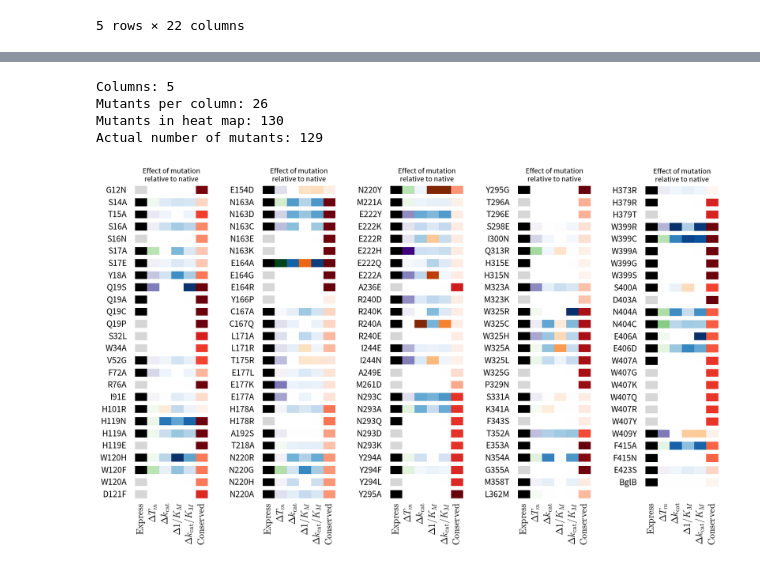
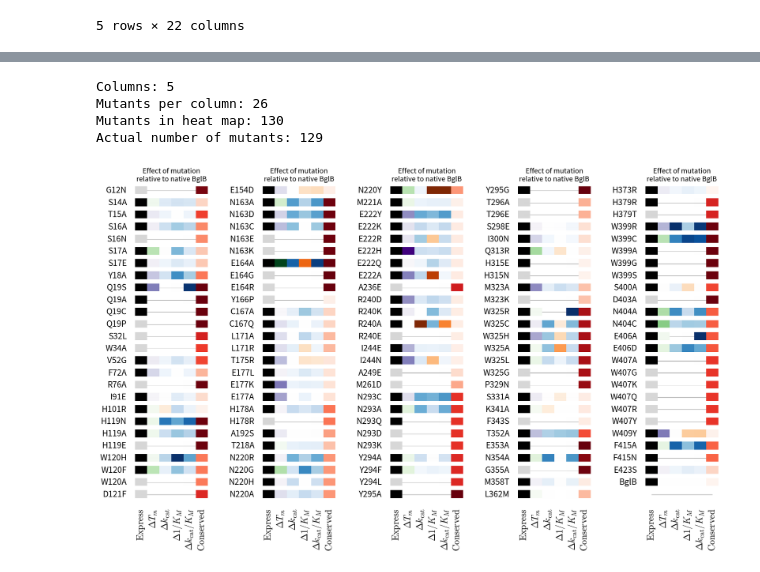
Before and after one commit to dacarlin/bglb_thermal, a Jupyter notebook: adjustable_col_heat_map.ipynb, the cells around one changed output, grey strips where cells are left out. Cells and saved outputs as stored; diff of their text form; code cells hidden in the pictures.

```diff
--- a/adjustable_col_heat_map.ipynb
+++ b/adjustable_col_heat_map.ipynb
@@ -32,8 +32,14 @@ Blues = plt.get_cmap( 'Blues' )
 Greens = plt.get_cmap( 'Greens' )
 Purples = plt.get_cmap( 'Purples' )
 Greys = plt.get_cmap( 'Greys' )
+# %%
+short_name = [ 'tm', 'kcat', 'km', 'kcatkm' ]
+label = [ r'$\Delta T_m \; \mathrm{(˚C)}$', r'$\Delta \; \mathrm{log} \; k_{\mathrm{cat}} \; (\mathrm{min}^{-1})$', r'$\Delta \; \mathrm{log} \; 1/K_M \; (\mathrm{M}^{-1}) }$', 'kcatkm', '$\Delta \; \mathrm{log} \; k_{\mathrm{cat}}/K_M \; (\mathrm{M}^{-1} \mathrm{min}^{-1})$' ]
 # %%
-# ok, for for each row, make a list
+fig, ax = plt.subplots( nrows=1, ncols=4 )
+for i in range( 4 ):
+    ax[i].set_title( label[i] )
+    # ok, for for each row, make a list
 # add the list to my_list
 #plt.style.use( 'bmh' )
 def make_colorbars( short_name='tm', label=r'$\Delta T_m \; \mathrm{(˚C)}$', pos_cmap=Greens, neg_cmap=Purples, pos_max=4.5, neg_max=-6 ):
@@ -58,11 +64,14 @@ def make_colorbars( short_name='tm', label=r'$\Delta T_m \; \mathrm{(˚C)}$', po
     ax[1].set_yticks([])
 
     fig.subplots_adjust( wspace=0, top=1.2 )
-    fig.show()
+    fig.savefig( 'paper_draft/fig/legend_{}.png'.format( short_name ), dpi=600 )
 
 make_colorbars()
-for const, const_label in [ ('kcat', r'$\Delta k_{\mathrm{cat}} \; \mathrm{(10^x \; min^{-1})}$' ), ('km', r'$\Delta 1/K_M \; \mathrm{ (10^x \; M^{-1}) }$'), ('kcatkm', '$\Delta k_{\mathrm{cat}}/K_M \; \mathrm{(10^x \; M^{-1}min^{-1})}$ ') ]:
-    make_colorbars( short_name=const, label=const_label, pos_cmap=Oranges, neg_cmap=Blues, pos_max=df['target_{}'.format(const)].max(), neg_max=df['target_{}'.format(const)].min() )
+for const, const_label in [
+    ('kcat', r'$\Delta \; \mathrm{log} \; k_{\mathrm{cat}} \; (\mathrm{min}^{-1})$' ),
+    ('km', r'$\Delta \; \mathrm{log} \; 1/K_M \; (\mathrm{M}^{-1}) }$'),
+    ('kcatkm', '$\Delta \; \mathrm{log} \; k_{\mathrm{cat}}/K_M \; (\mathrm{M}^{-1} \mathrm{min}^{-1})$ ')
+]: make_colorbars( short_name=const, label=const_label, pos_cmap=Oranges, neg_cmap=Blues, pos_max=df['target_{}'.format(const)].max(), neg_max=df['target_{}'.format(const)].min() )
 
 def color_tm( x, const='tm' ):
     if np.isnan( x ):
@@ -103,30 +190,33 @@ my_array = np.array( my_list )
 # %%
 #plt.style.use( 'bmh' )
 
 cols = 5
 c = math.ceil( len( df ) / cols )
 print( 'Columns: {}\nMutants per column: {}\nMutants in heat map: {}\nActual number of mutants: {}\n'.format( cols, c, cols*c, len(df) ) )
 fig, axes = plt.subplots( 1, cols, figsize=( cols * 4, c * 4 ) )
 
 for i, ax in enumerate( axes ):
-    ax.imshow( X=my_array[i*c:(i*c)+c,:], interpolation='none', origin='upper', aspect='equal' )
+    ax.imshow( X=my_array[i*c:(i*c)+c,:], interpolation='none', origin='upper', aspect='equal', zorder=1 )
     index = list( range( len( df ) ) )
-    ax.set_title( 'Effect of mutation\nrelative to native', fontsize='x-large' )
+    ax.set_title( 'Effect of mutation\nrelative to native BglB', fontsize='x-large' )
     ax.set_yticks( index[:c] )
     ax.set_yticklabels( df.index[i*c:(i*c)+c], fontsize='xx-large' )
     ax.tick_params( length=0 )
     my_labels = ( '', r'$\mathrm{Express}$', r'$\Delta T_m$', r'$\Delta k_\mathrm{{cat}}$', r'$\Delta 1/K_M$', '$\Delta k_\mathrm{{cat}}/K_M$', r'$\mathrm{Conserved}$' )
     ax.set_xticklabels( my_labels, fontsize='xx-large', rotation=90 )
     # white lines
     for i in range( c+1 ):
-        ax.plot( (-0.4,6), (i-.55,i-.55), linewidth=8, color='white' )
+        ax.plot( (-0.4,6), (i-.55,i-.55), linewidth=8, color='white', zorder=2 )
+    # black lines
+    for i in range( c+1 ):
+        ax.plot( (0,5), (i,i), linewidth=0.5, color='gray', zorder=0 )
 
 fig.subplots_adjust( wspace=.1*cols, )
 #fig.savefig( '/Users/alex/Desktop/heat.png', dpi=600 )
 plt.show()
 # %% [output]
 Columns: 5
 Mutants per column: 26
 Mutants in heat map: 130
 Actual number of mutants: 129
-[figure, old version]
+[figure, new version]
```
Also changed, not shown: parts of 2 cells of this notebook, 21 other files.
